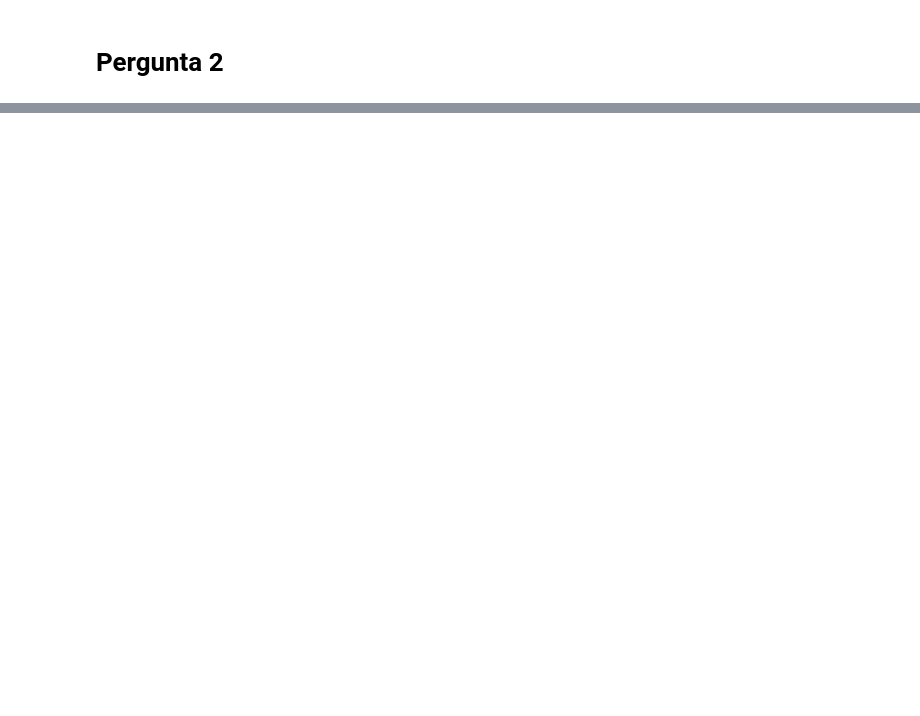
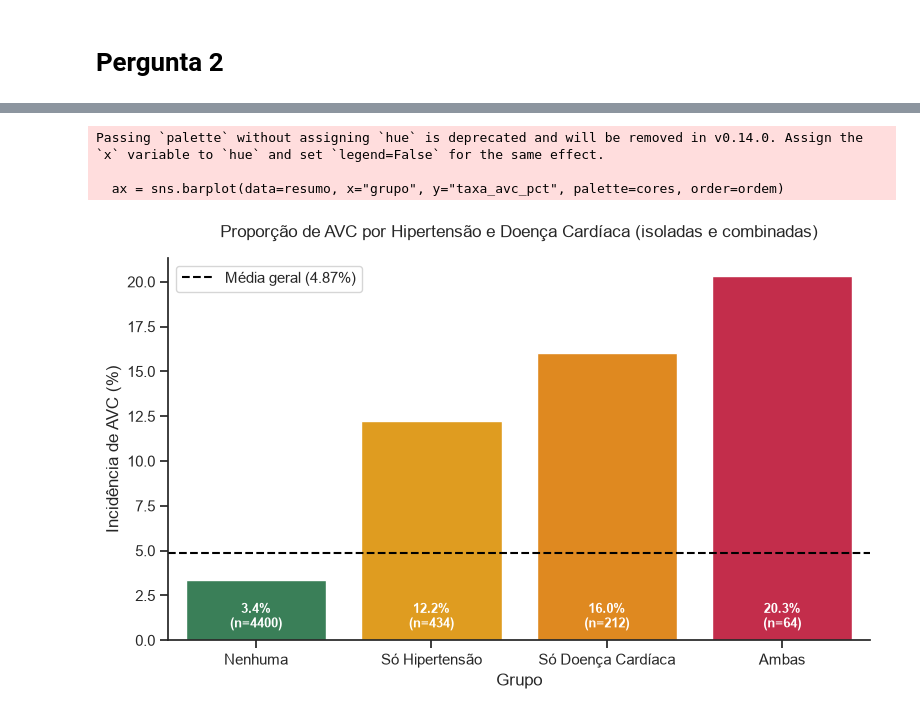
Before and after one commit to bernardo246/avc_prevision, a Jupyter notebook: workspace.ipynb, the cells around one changed output, grey strips where cells are left out. Drawn from its saved outputs; the diff is of its cells as text; code cells hidden in the pictures; blank space fills up the shorter version.

Commit message:
adiciona célula e gráfico da pergunta 3

```diff
--- a/workspace.ipynb
+++ b/workspace.ipynb
@@ -309,0 +316,75 @@ plt.show()
+# %%
+# Configuração de estilo (mesmo padrão das perguntas 1 e 2)
+sns.set_theme(style="ticks")
+plt.rcParams["axes.spines.top"] = False
+plt.rcParams["axes.spines.right"] = False
+
+# 1. Tratamento e Limpeza: seleção dos dados e conversão para número
+cols_p3 = ["hypertension", "heart_disease", "stroke"]
+df_p3 = data[cols_p3].dropna().copy()
+
+for col in cols_p3:
+    df_p3[col] = pd.to_numeric(df_p3[col], errors="coerce")
+df_p3 = df_p3.dropna()
+
+# 2. Criação dos grupos combinados (nenhuma / só hipertensão / só cardíaca / ambas): classificação dos pacientes
+def classificar(row):
+    if row["hypertension"] == 1 and row["heart_disease"] == 1:
+        return "Ambas"
+    elif row["hypertension"] == 1:
+        return "Só Hipertensão"
+    elif row["heart_disease"] == 1:
+        return "Só Doença Cardíaca"
+    else:
+        return "Nenhuma"
+
+df_p3["grupo"] = df_p3.apply(classificar, axis=1)
+
+# 3. Cálculo da proporção de AVC por grupo: calcula a média da taxa de AVC e a quantidade de pacientes por grupo
+proporcao_geral = df_p3["stroke"].mean() * 100
+
+resumo = (
+    df_p3.groupby("grupo")["stroke"]
+    .agg(taxa_avc="mean", total="count")
+    .reset_index()
+)
+resumo["taxa_avc_pct"] = resumo["taxa_avc"] * 100 # converte pra porcentagem
+
+# organização da tabela
+ordem = ["Nenhuma", "Só Hipertensão", "Só Doença Cardíaca", "Ambas"]
+resumo["grupo"] = pd.Categorical(resumo["grupo"], categories=ordem, ordered=True)
+resumo = resumo.sort_values("grupo")
+
+print("== Proporção de AVC por grupo ==")
+print(resumo.round(2))
+print(f"\nProporção geral de AVC na base: {proporcao_geral:.2f}%")
+
+# 4. Gráfico de barras: comparação da taxa de AVC entre os diferentes grupos
+plt.figure(figsize=(8, 5))
+cores = ["seagreen", "orange", "darkorange", "crimson"]
+ax = sns.barplot(data=resumo, x="grupo", y="taxa_avc_pct", palette=cores, order=ordem)
+
+# adiciona o valor da porcentagem e o "n" dentro da base de cada barra
+for i, row in enumerate(resumo.itertuples()):
+    ax.text(
+        i, 0.5,
+        f"{row.taxa_avc_pct:.1f}%\n(n={row.total})",
+        ha="center", va="bottom", fontsize=9, color="white", fontweight="bold"
+    )
+
+plt.axhline(
+    proporcao_geral, color="black", linestyle="--", linewidth=1.5,
+    label=f"Média geral ({proporcao_geral:.2f}%)"
+)
+
+plt.title(
+    "Proporção de AVC por Hipertensão e Doença Cardíaca (isoladas e combinadas)",
+    fontsize=12,
+    pad=15,
+)
+plt.xlabel("Grupo")
+plt.ylabel("Incidência de AVC (%)")
+plt.legend()
+plt.tight_layout()
+plt.show()
+# %% [output]
@@ -309,0 +399,4 @@ plt.show()
+Passing `palette` without assigning `hue` is deprecated and will be removed in v0.14.0. Assign the `x` variable to `hue` and set `legend=False` for the same effect.
+
+  ax = sns.barplot(data=resumo, x="grupo", y="taxa_avc_pct", palette=cores, order=ordem)
+[figure, added]
```
Also changed, not shown: parts of 4 cells of this notebook.
